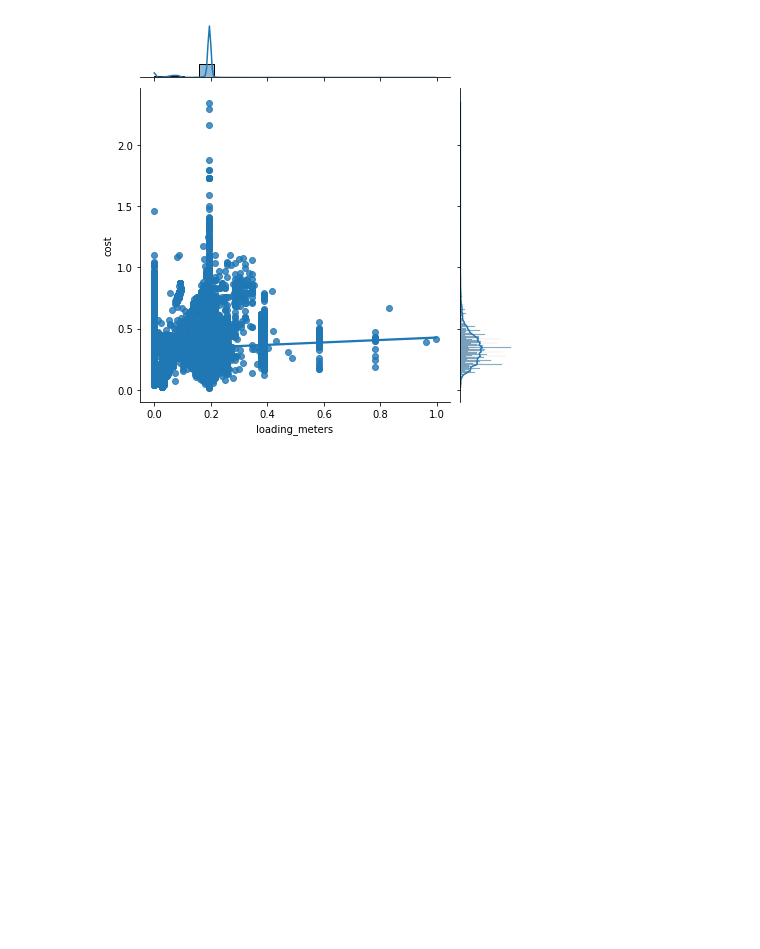
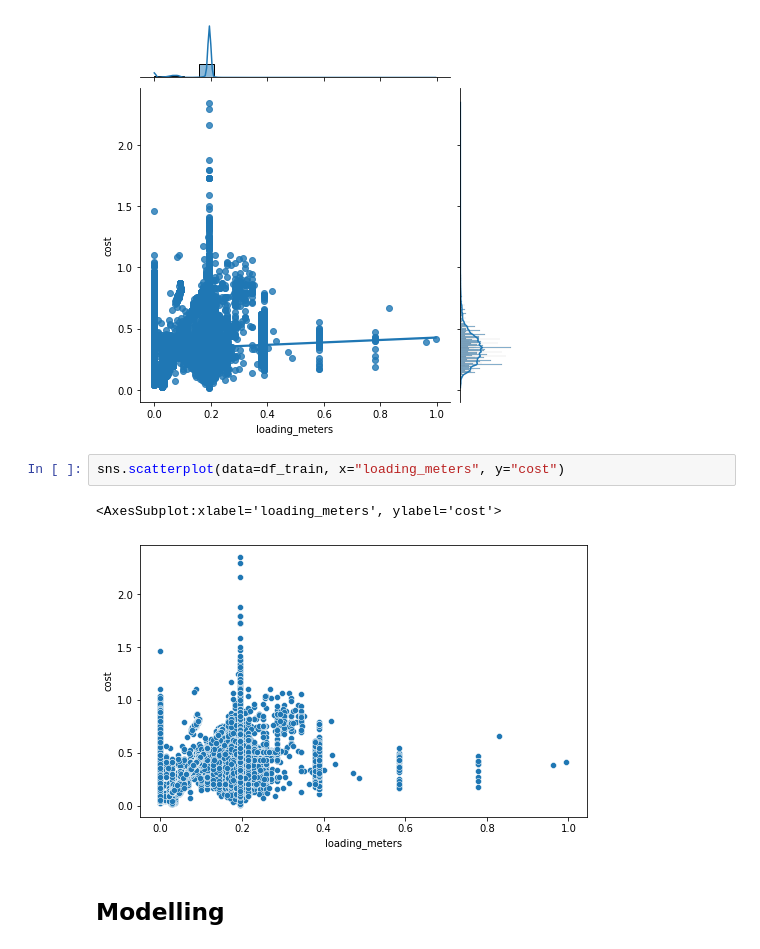
Before and after one commit to aanysofia/Cost-Prediction, a Jupyter notebook: ML_Cost_Prediction.ipynb, the cells around one changed output. Drawn from its saved outputs; the diff is of its cells as text; blank space fills up the shorter version.

```diff
--- a/ML_Cost_Prediction.ipynb
+++ b/ML_Cost_Prediction.ipynb
@@ -194,3 +194,10 @@ sns.jointplot(x=df_train['loading_meters'], y=df_train['cost'], kind='reg')
 # %% [output]
 <seaborn.axisgrid.JointGrid at 0x...>
 [figure]
+# %%
+sns.scatterplot(data=df_train, x="loading_meters", y="cost")
+# %% [output]
+<AxesSubplot:xlabel='loading_meters', ylabel='cost'>
+[figure, added]
+# %% [markdown]
+## Modelling
```
Also changed, not shown: parts of 2 cells of this notebook.
